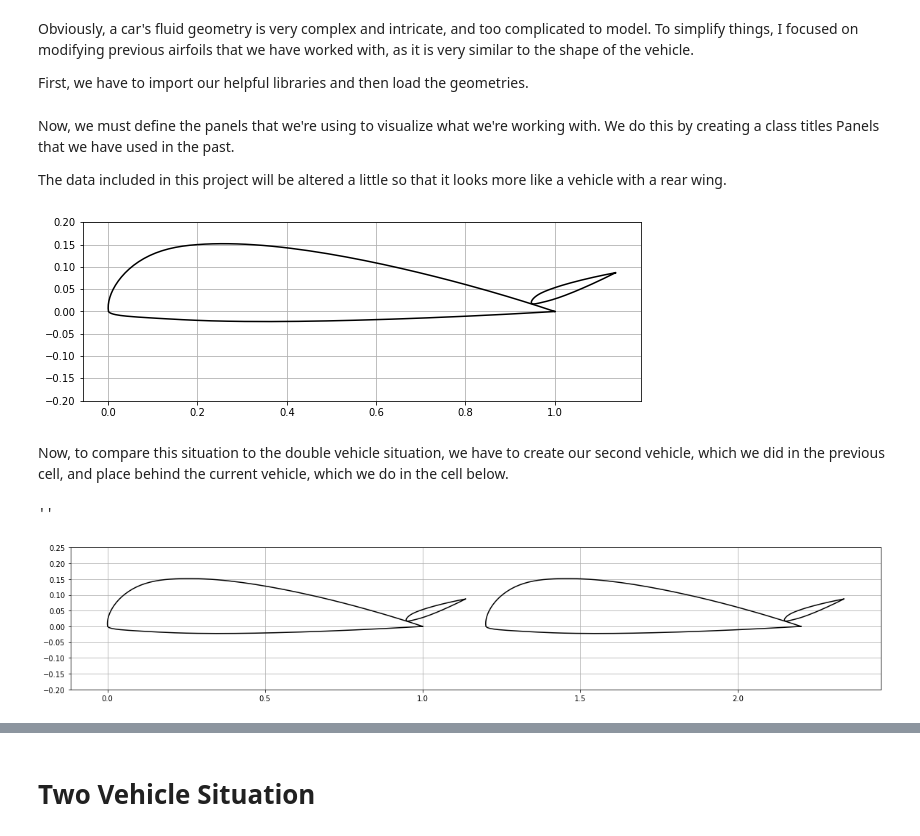
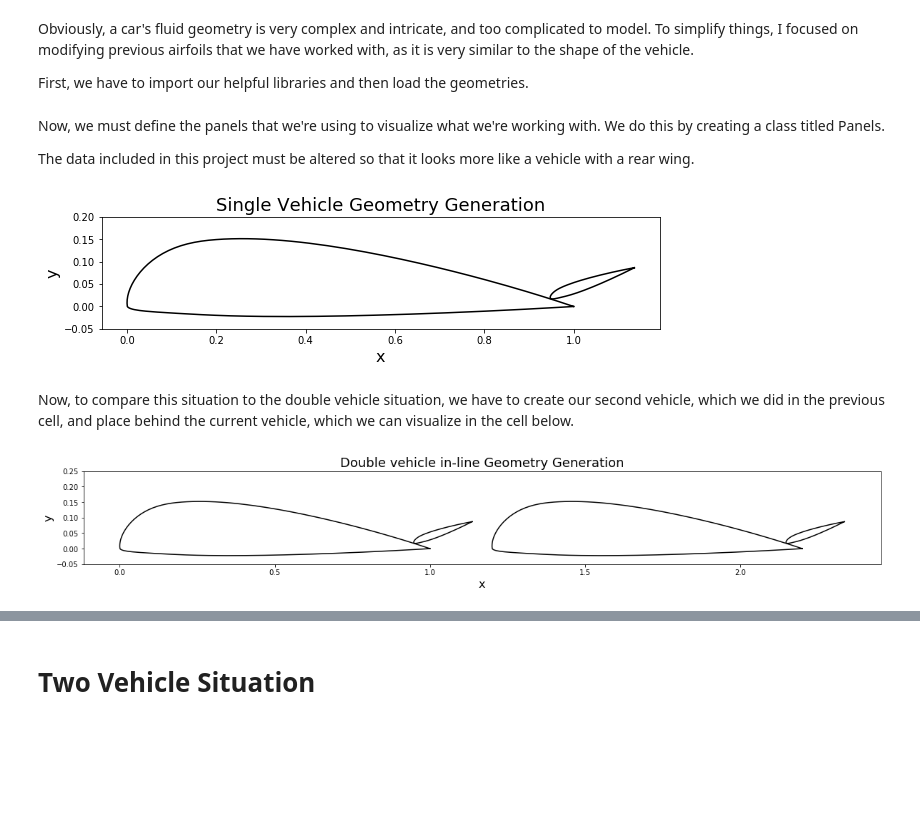
Before and after one commit to gwu-seas-mae6226/AeroPython-studentprojects2019, a Jupyter notebook: Parker-Johnson/Aero_Final_Project/Aero_Final_Project.ipynb, the cells around one changed output, grey strips where cells are left out. Drawn from its saved outputs; the diff is of its cells as text; code cells hidden in the pictures; blank space fills up the shorter version.

```diff
--- a/Parker-Johnson/Aero_Final_Project/Aero_Final_Project.ipynb
+++ b/Parker-Johnson/Aero_Final_Project/Aero_Final_Project.ipynb
@@ -73,9 +73,9 @@ for i in range(len(y_body)):
     else:
         y_body_2[i] = y_body_2[i]
 # %% [markdown]
-Now, we must define the panels that we're using to visualize what we're working with. We do this by creating a class titles Panels that we have used in the past.
+Now, we must define the panels that we're using to visualize what we're working with. We do this by creating a class titled Panels.
 
-The data included in this project will be altered a little so that it looks more like a vehicle with a rear wing.
+The data included in this project must be altered so that it looks more like a vehicle with a rear wing.
 # %%
 class Panel:
 
@@ -100,42 +100,43 @@ class Panel:
 
         self.sigma = 0.0 #source strength
         self.vt = 0.0 #tangential velocity
         self.cp = 0.0 #pressure coefficient
 
 def define_panels(x, y, N):
 
     panels = []
     for i in range(N):
         panels.append(Panel(x[i], y[i], x[i + 1], y[i + 1]))
     return panels
 
 #discretize geometry into panels
 panels_body_1 = define_panels(x_body_1, y_body_1, N = len(x_body) - 1)
 panels_wing_1 = define_panels(x_wing_1, y_wing_1, N = len(x_wing) - 1)
 
 panels_body_2 = define_panels(x_body_2, y_body_2, N = len(x_body) - 1)
 panels_wing_2 = define_panels(x_wing_2, y_wing_2, N = len(x_body) - 1)
 
 #plot discretized geometry for a check
 width = 10
 py.figure(figsize=(width, width))
-py.grid()
 py.plot(np.append([panel.xa for panel in panels_body_1], panels_body_1[0].xa),
         np.append([panel.ya for panel in panels_body_1], panels_body_1[0].ya),
         color = 'k')
 py.plot(np.append([panel.xa for panel in panels_wing_1], panels_wing_1[0].xa),
         np.append([panel.ya for panel in panels_wing_1], panels_wing_1[0].ya),
         color = 'k')
 py.axis('scaled', adjustable='box')
-py.ylim(-0.2, 0.2);
+py.title('Single Vehicle Geometry Generation', fontsize=18)
+py.xlabel('x',fontsize=16)
+py.ylabel('y',fontsize=16)
+py.ylim(-0.05, 0.2);
 # %% [output]
-[figure, old version]
+[figure, new version]
 # %% [markdown]
-Now, to compare this situation to the double vehicle situation, we have to create our second vehicle, which we did in the previous cell, and place behind the current vehicle, which we do in the cell below.
+Now, to compare this situation to the double vehicle situation, we have to create our second vehicle, which we did in the previous cell, and place behind the current vehicle, which we can visualize in the cell below.
 # %%
 width = 20
 py.figure(figsize=(width, width))
-py.grid()
 py.plot(np.append([panel.xa for panel in panels_body_1], panels_body_1[0].xa),
         np.append([panel.ya for panel in panels_body_1], panels_body_1[0].ya),
         color = 'k')
@@ -149,7 +150,9 @@ py.plot(np.append([panel.xa for panel in panels_wing_2], panels_wing_2[0].xa),
         np.append([panel.ya for panel in panels_wing_2], panels_wing_2[0].ya),
         color = 'k')
 py.axis('scaled', adjustable='box')
-py.ylim(-0.2, 0.25);""
+py.title('Double vehicle in-line Geometry Generation', fontsize = 18)
+py.xlabel('x', fontsize=16)
+py.ylabel('y', fontsize=16)
+py.ylim(-0.05, 0.25);
 # %% [output]
-''
-[figure, old version]
+[figure, new version]
```
Also changed, not shown: parts of 43 cells of this notebook.
